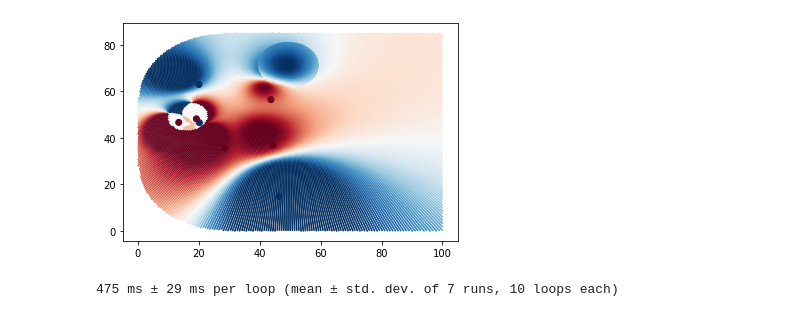
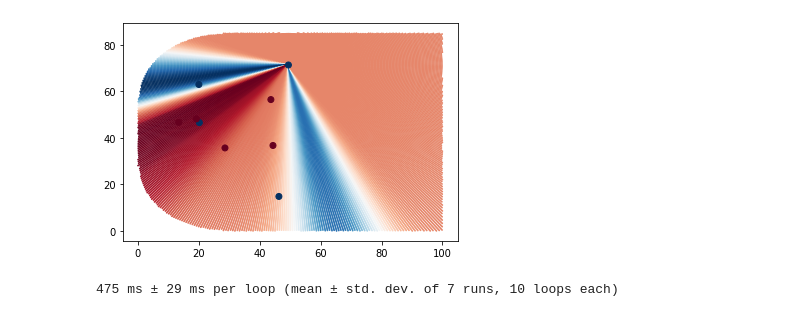
Before and after one commit to picagrad/Big-Data-Cup-2022, a Jupyter notebook: code/hockey_pipeline.ipynb, the cells around one changed output. Saved outputs shown, nothing was run; the diff lists cells and outputs as text; code cells hidden in the pictures.

```diff
--- a/code/hockey_pipeline.ipynb
+++ b/code/hockey_pipeline.ipynb
@@ -181,13 +181,13 @@ all_tracks = tracks(x,y,vx,vy,goalie,puck,off, t_res = 0.01, phi_res = 0.01)
 # %%
 from matplotlib import pyplot as plt
 from scipy.ndimage.filters import gaussian_filter
 from scipy.interpolate import interp2d
 %matplotlib inline
-plt.scatter(all_tracks.grid[:,0], all_tracks.grid[:,1], c = all_tracks.grid[:,4], cmap = 'RdBu', s = .5 )
+plt.scatter(all_tracks.grid[:,0], all_tracks.grid[:,1], c = all_tracks.grid[:,6], cmap = 'RdBu', s = .5 )
 plt.scatter(all_tracks.x,all_tracks.y, c = off, cmap = 'RdBu')
 plt.show()
 # %% [output]
-[figure, old version]
+[figure, new version]
 # %%
 
 
```
